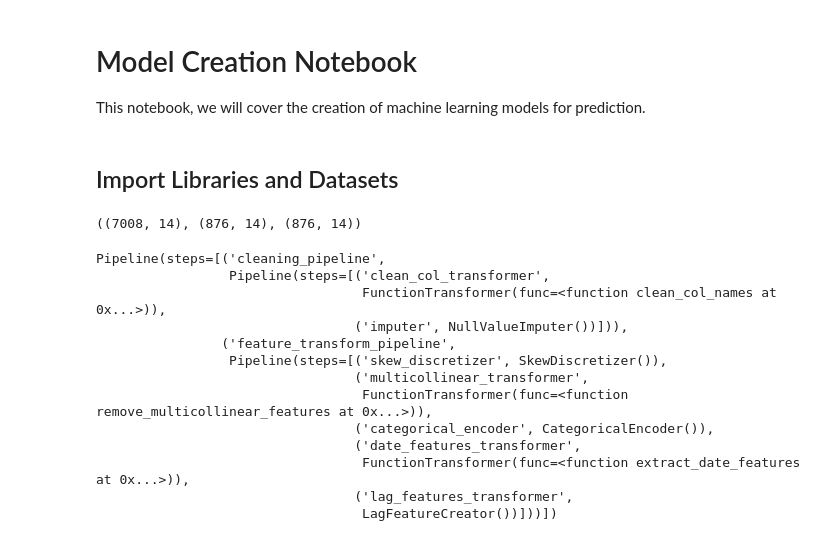
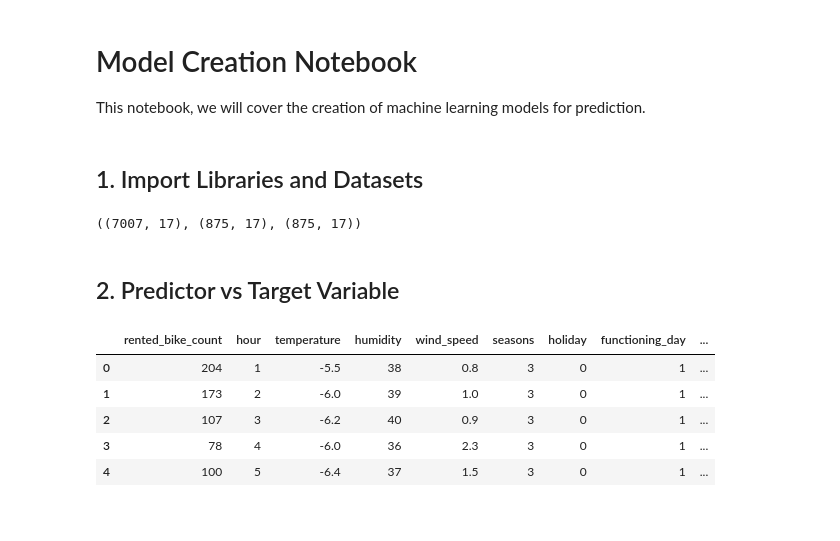
Before and after one commit to manuelmj39/bike-demand-prediction, a Jupyter notebook: notebooks/model-creation.ipynb, the cells around one changed output. Drawn from its saved outputs; the diff is of its cells as text; code cells hidden in the pictures.

```diff
--- a/notebooks/model-creation.ipynb
+++ b/notebooks/model-creation.ipynb
@@ -3,7 +3,7 @@
 
 This notebook, we will cover the creation of machine learning models for prediction.
 # %% [markdown]
-## Import Libraries and Datasets
+## 1. Import Libraries and Datasets
 # %%
 import pandas as pd
 pd.pandas.set_option('display.max_columns', None)
@@ -17,8 +25,8 @@ import joblib
 # %%
 # Load the data
-train_path = '/Users/manueljohn/Training/github-projects/bike-demand-prediction/artifacts/raw_data/train_data.csv'
-val_path = '/Users/manueljohn/Training/github-projects/bike-demand-prediction/artifacts/raw_data/validation_data.csv'
-test_path = '/Users/manueljohn/Training/github-projects/bike-demand-prediction/artifacts/raw_data/test_data.csv'
+train_path = '/Users/manueljohn/Training/github-projects/bike-demand-prediction/artifacts/transformed_data/transformed_train_data.csv'
+val_path = '/Users/manueljohn/Training/github-projects/bike-demand-prediction/artifacts/transformed_data/transformed_validation_data.csv'
+test_path = '/Users/manueljohn/Training/github-projects/bike-demand-prediction/artifacts/transformed_data/transformed_test_data.csv'
 
 train_df = pd.read_csv(train_path)
 val_df = pd.read_csv(val_path)
@@ -26,24 +34,15 @@ test_df = pd.read_csv(test_path)
 
 train_df.shape, val_df.shape, test_df.shape
 # %% [output]
-((7008, 14), (876, 14), (876, 14))
+((7007, 17), (875, 17), (875, 17))
-# %%
-# Import the pipeline
-pre_processor_path = "/Users/manueljohn/Training/github-projects/bike-demand-prediction/artifacts/pipeline-components/preprocessing_pipeline.pkl"
-
-pre_preocessing_pipeline = joblib.load(pre_processor_path)
-pre_preocessing_pipeline
-# %% [output]
-Pipeline(steps=[('cleaning_pipeline',
-                 Pipeline(steps=[('clean_col_transformer',
-                                  FunctionTransformer(func=<function clean_col_names at 0x...>)),
-                                 ('imputer', NullValueImputer())])),
-                ('feature_transform_pipeline',
-                 Pipeline(steps=[('skew_discretizer', SkewDiscretizer()),
-                                 ('multicollinear_transformer',
-                                  FunctionTransformer(func=<function remove_multicollinear_features at 0x...>)),
-                                 ('categorical_encoder', CategoricalEncoder()),
-                                 ('date_features_transformer',
-                                  FunctionTransformer(func=<function extract_date_features at 0x...>)),
-                                 ('lag_features_transformer',
-                                  LagFeatureCreator())]))])
+# %% [markdown]
+## 2. Predictor vs Target Variable
+# %%
+train_df.head()
+# %% [output]
+|  | rented_bike_count | hour | temperature | humidity | wind_speed | seasons | holiday | functioning_day | ... |
+| 0 | 204 | 1 | -5.5 | 38 | 0.8 | 3 | 0 | 1 | ... |
+| 1 | 173 | 2 | -6.0 | 39 | 1.0 | 3 | 0 | 1 | ... |
+| 2 | 107 | 3 | -6.2 | 40 | 0.9 | 3 | 0 | 1 | ... |
+| 3 | 78 | 4 | -6.0 | 36 | 2.3 | 3 | 0 | 1 | ... |
+| 4 | 100 | 5 | -6.4 | 37 | 1.5 | 3 | 0 | 1 | ... |
```
Also changed, not shown: parts of 23 cells of this notebook.
